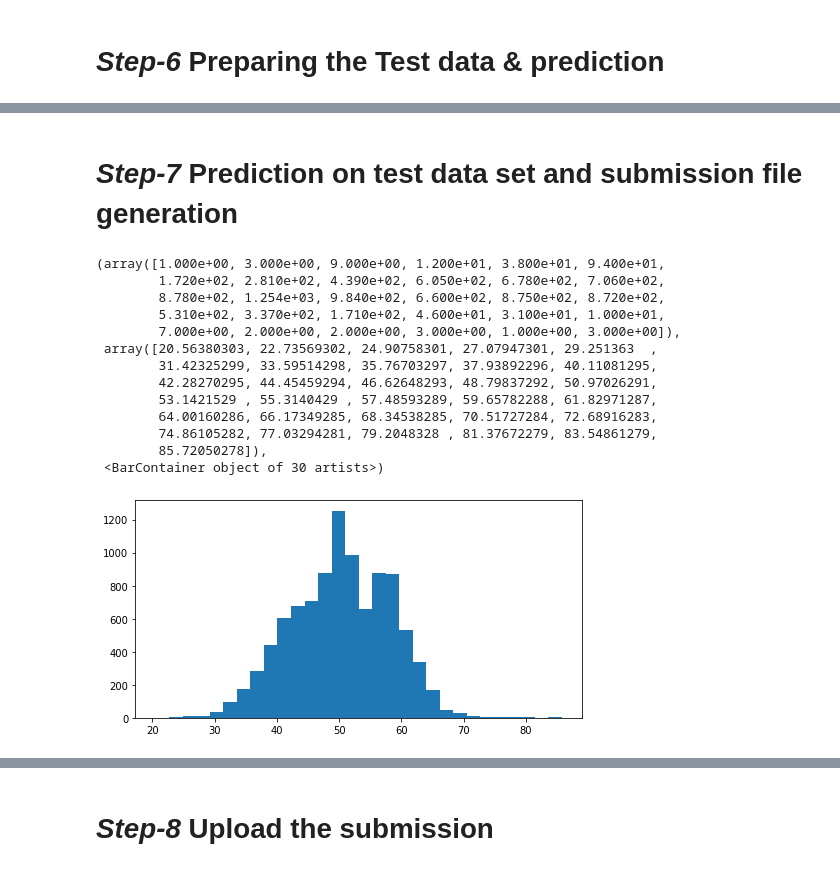
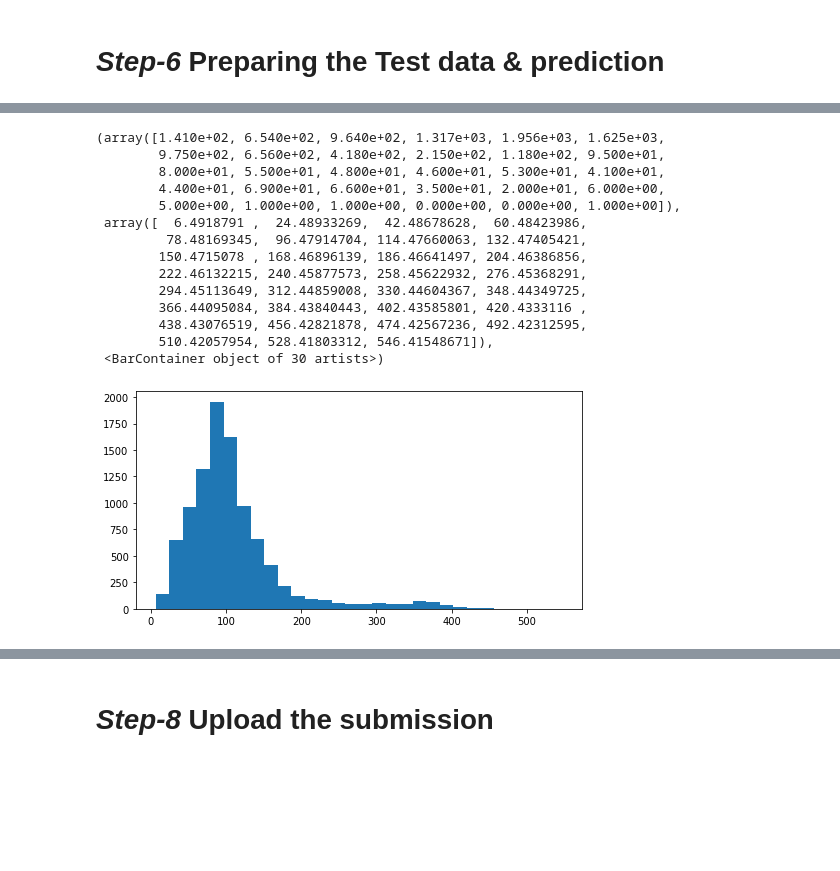
Before and after one commit to SadiqueAbdullah/WIDS_Datathon2022, a Jupyter notebook: wids-datathon2022.ipynb, the cells around one changed output, grey strips where cells are left out. Saved outputs shown, nothing was run; the diff lists cells and outputs as text; code cells hidden in the pictures; blank space fills up the shorter version.

```diff
--- a/wids-datathon2022.ipynb
+++ b/wids-datathon2022.ipynb
@@ -508,13 +490,23 @@ from sklearn.ensemble import RandomForestRegressor
 from sklearn import datasets
 from sklearn.model_selection import train_test_split
 from sklearn.metrics import r2_score, mean_squared_error
+# %%
+# fitting on train data
+
+tr_imp = imptr.fit_transform(train[FEATURES])
+test_imp = imptr.transform(test[FEATURES])
+
+
+tr_imp_si = pd.DataFrame(tr_imp, columns=FEATURES)
+test_imp_si = pd.DataFrame(test_imp, columns=FEATURES)
 # %%
 #Defining the predictor and target variables
-X = train_data.drop ('energy_star_rating',1)
-y = train_data['energy_star_rating']
+X = tr_imp_si
+
+y = train['site_eui']
 # %%
 #Splitting the data in Train & Test set
-X_train,X_test,y_train,y_test= train_test_split(X, y, train_size=0.8, random_state=42)
+X_train,X_test,y_train,y_test= train_test_split(X, y, train_size=0.7, random_state=42)
 # %%
 #Training the Model with prediction. Checking the r2 value at the end
 regr = RandomForestRegressor(max_depth= 32,n_estimators=200,random_state=42)
@@ -662,4 +568,2 @@ df = df.drop(columns =['direction_peak_wind_speed', 'direction_max_wind_speed'],
-# %% [markdown]
-# *****Step-7***** Prediction on test data set and submission file generation
 # %%
-df['site_eui'] = regr.predict(df)
+test_imp_si['site_eui'] = regr.predict(test_imp_si)
@@ -668,22 +570,23 @@ df = df.reset_index()
 # %%
 plt.figure(figsize= (8,4))
-submission = df[['id', 'site_eui']]
+submission = test_imp_si[['id', 'site_eui']]
 plt.hist(submission['site_eui'], bins= 30)
 # %% [output]
-(array([1.000e+00, 3.000e+00, 9.000e+00, 1.200e+01, 3.800e+01, 9.400e+01,
-        1.720e+02, 2.810e+02, 4.390e+02, 6.050e+02, 6.780e+02, 7.060e+02,
-        8.780e+02, 1.254e+03, 9.840e+02, 6.600e+02, 8.750e+02, 8.720e+02,
-        5.310e+02, 3.370e+02, 1.710e+02, 4.600e+01, 3.100e+01, 1.000e+01,
-        7.000e+00, 2.000e+00, 2.000e+00, 3.000e+00, 1.000e+00, 3.000e+00]),
- array([20.56380303, 22.73569302, 24.90758301, 27.07947301, 29.251363  ,
-        31.42325299, 33.59514298, 35.76703297, 37.93892296, 40.11081295,
-        42.28270295, 44.45459294, 46.62648293, 48.79837292, 50.97026291,
-        53.1421529 , 55.3140429 , 57.48593289, 59.65782288, 61.82971287,
-        64.00160286, 66.17349285, 68.34538285, 70.51727284, 72.68916283,
-        74.86105282, 77.03294281, 79.2048328 , 81.37672279, 83.54861279,
-        85.72050278]),
+(array([1.410e+02, 6.540e+02, 9.640e+02, 1.317e+03, 1.956e+03, 1.625e+03,
+        9.750e+02, 6.560e+02, 4.180e+02, 2.150e+02, 1.180e+02, 9.500e+01,
+        8.000e+01, 5.500e+01, 4.800e+01, 4.600e+01, 5.300e+01, 4.100e+01,
+        4.400e+01, 6.900e+01, 6.600e+01, 3.500e+01, 2.000e+01, 6.000e+00,
+        5.000e+00, 1.000e+00, 1.000e+00, 0.000e+00, 0.000e+00, 1.000e+00]),
+ array([  6.4918791 ,  24.48933269,  42.48678628,  60.48423986,
+         78.48169345,  96.47914704, 114.47660063, 132.47405421,
+        150.4715078 , 168.46896139, 186.46641497, 204.46386856,
+        222.46132215, 240.45877573, 258.45622932, 276.45368291,
+        294.45113649, 312.44859008, 330.44604367, 348.44349725,
+        366.44095084, 384.43840443, 402.43585801, 420.4333116 ,
+        438.43076519, 456.42821878, 474.42567236, 492.42312595,
+        510.42057954, 528.41803312, 546.41548671]),
  <BarContainer object of 30 artists>)
-[figure, old version]
+[figure, new version]
 # %%
 submission
 # %% [output]
```
Also changed, not shown: parts of 87 cells of this notebook.
